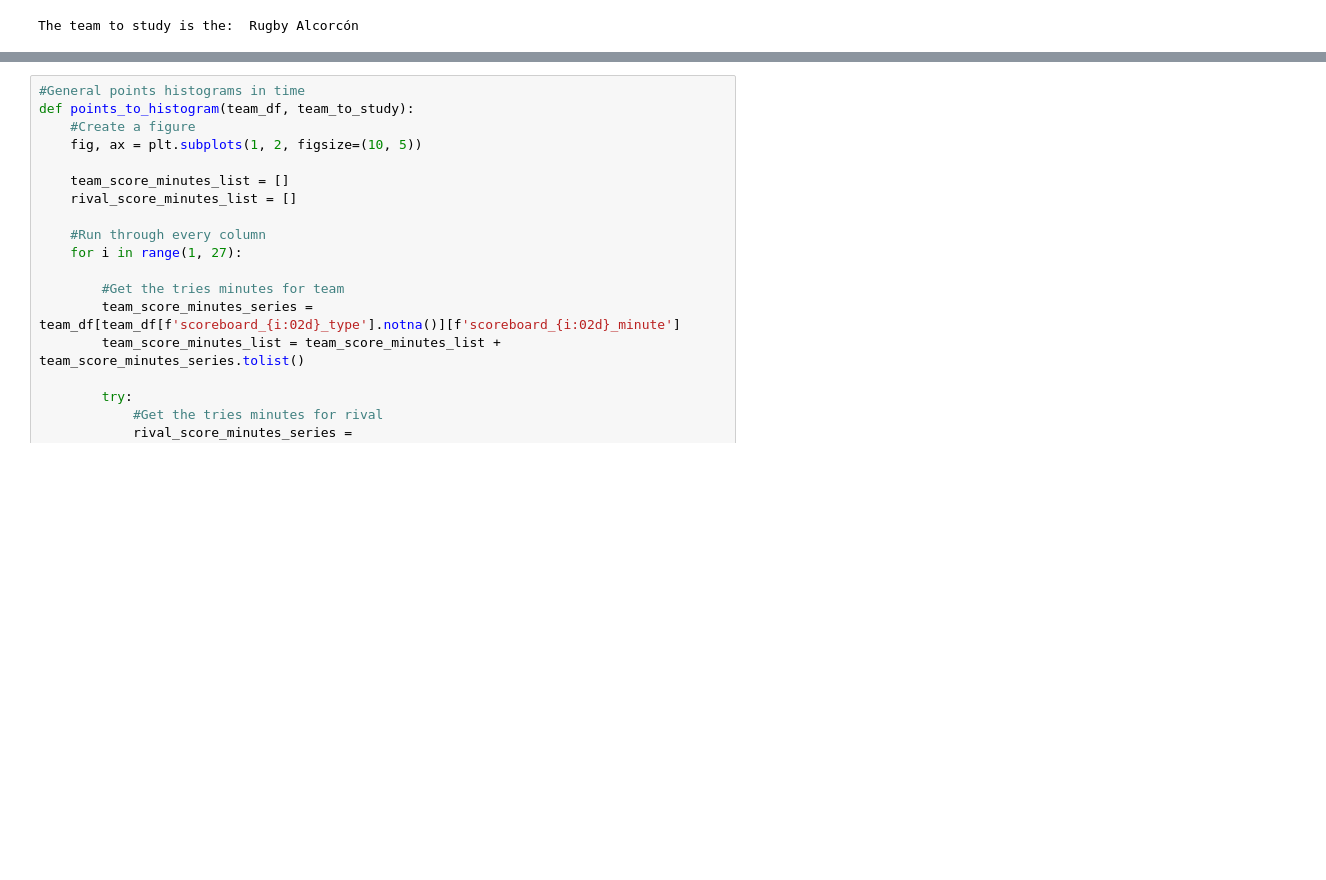
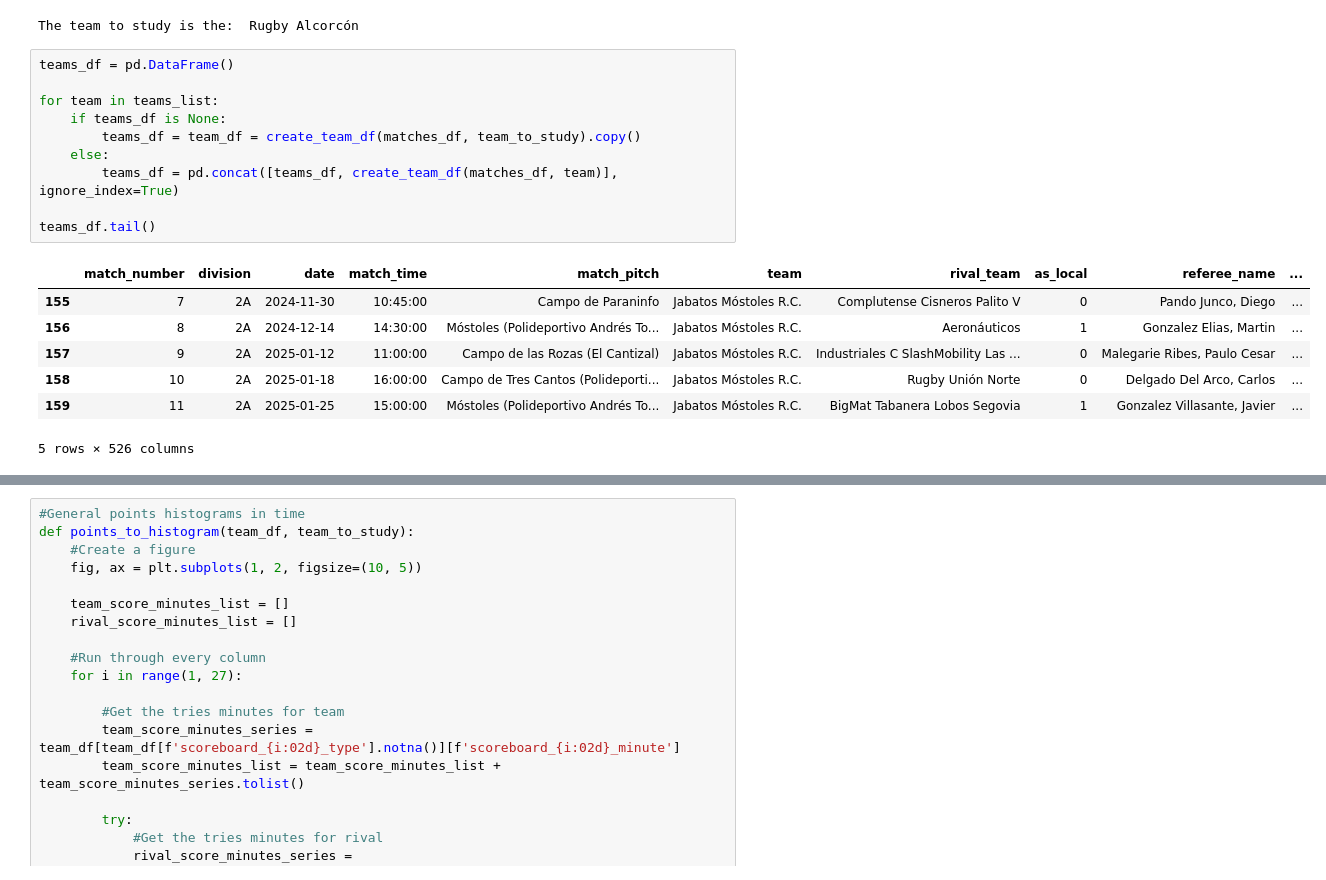
Before and after one commit to mattgv23/Rugby-Data-Analysis-Project, a Jupyter notebook: 01 - Dataset Analysis.ipynb, the cells around one changed output, grey strips where cells are left out. Cells and saved outputs as stored; diff of their text form; blank space fills up the shorter version.

```diff
--- a/01 - Dataset Analysis.ipynb
+++ b/01 - Dataset Analysis.ipynb
@@ -176,3 +176,21 @@ team_df = create_team_df(matches_df, team_to_study)
 print('The team to study is the: ', team_to_study)
 # %% [output]
 The team to study is the:  Rugby Alcorcón
+# %%
+teams_df = pd.DataFrame()
+
+for team in teams_list:
+    if teams_df is None:
+        teams_df = team_df = create_team_df(matches_df, team_to_study).copy()
+    else:
+        teams_df = pd.concat([teams_df, create_team_df(matches_df, team)], ignore_index=True)
+
+teams_df.tail()
+# %% [output]
+|  | match_number | division | date | match_time | match_pitch | team | rival_team | as_local | referee_name | ... |
+| 155 | 7 | 2A | 2024-11-30 | 10:45:00 | Campo de Paraninfo | Jabatos Móstoles R.C. | Complutense Cisneros Palito V | 0 | Pando Junco, Diego | ... |
+| 156 | 8 | 2A | 2024-12-14 | 14:30:00 | Móstoles (Polideportivo Andrés To... | Jabatos Móstoles R.C. | Aeronáuticos | 1 | Gonzalez Elias, Martin | ... |
+| 157 | 9 | 2A | 2025-01-12 | 11:00:00 | Campo de las Rozas (El Cantizal) | Jabatos Móstoles R.C. | Industriales C SlashMobility Las ... | 0 | Malegarie Ribes, Paulo Cesar | ... |
+| 158 | 10 | 2A | 2025-01-18 | 16:00:00 | Campo de Tres Cantos (Polideporti... | Jabatos Móstoles R.C. | Rugby Unión Norte | 0 | Delgado Del Arco, Carlos | ... |
+| 159 | 11 | 2A | 2025-01-25 | 15:00:00 | Móstoles (Polideportivo Andrés To... | Jabatos Móstoles R.C. | BigMat Tabanera Lobos Segovia | 1 | Gonzalez Villasante, Javier | ... |
+5 rows × 526 columns
```
Also changed, not shown: parts of 6 cells of this notebook, 3 other files.
